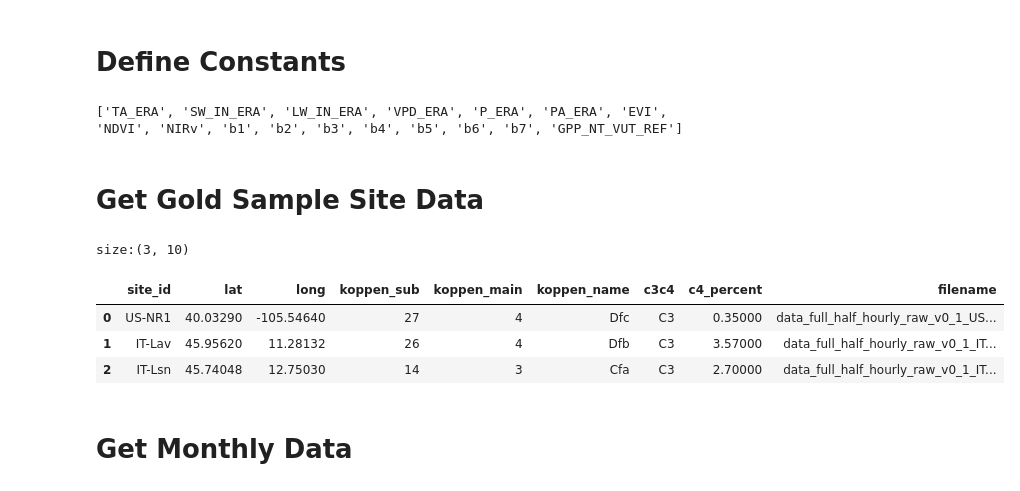
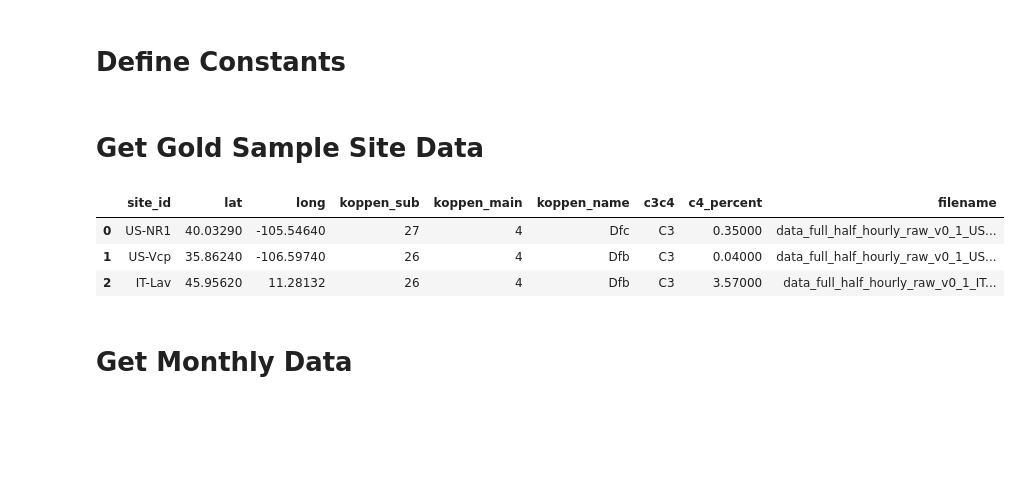
Before and after one commit to jcalz23/co2-flux-hourly-gpp-modeling, a Jupyter notebook: code/src/preprocessing/baseline-data-pipeline-v1-impute.ipynb, the cells around one changed output. Cells and saved outputs as stored; diff of their text form; code cells hidden in the pictures; blank space fills up the shorter version.

```diff
--- a/code/src/preprocessing/baseline-data-pipeline-v1-impute.ipynb
+++ b/code/src/preprocessing/baseline-data-pipeline-v1-impute.ipynb
@@ -121,10 +91,29 @@ included_features = ['TA_ERA', 'SW_IN_ERA', 'LW_IN_ERA', 'VPD_ERA', 'P_ERA', 'PA
                      'IGBP', 'koppen']
 target_variable_qc = 'NEE_VUT_REF_QC'
 target_variable = 'GPP_NT_VUT_REF'
+metadata_features = ['site_id', 'filename', 'lat', 'long', 'koppen_sub', 'koppen_main',
+                     'koppen_name', 'c3c4', 'c4_percent', 'monthly_data_available']
 
 # Define the features to use in KNN imputer, only using real values as cat are same per site
 knn_exclude_cols = ['date', 'datetime', 'year', 'month', 'hour', 'day', 'minute', 'site_id', 'IGBP', 'koppen']
 knn_imp_cols = [x for x in included_features + ['GPP_NT_VUT_REF'] if x not in knn_exclude_cols]
-print(knn_imp_cols)
-# %% [output]
-['TA_ERA', 'SW_IN_ERA', 'LW_IN_ERA', 'VPD_ERA', 'P_ERA', 'PA_ERA', 'EVI', 'NDVI', 'NIRv', 'b1', 'b2', 'b3', 'b4', 'b5', 'b6', 'b7', 'GPP_NT_VUT_REF']
+# %%
+# "Golden" Sites
+tier1_sites = ["IT-Lav", "US-NR1", "US-Vcp"]#, "FR-Pue", "CH-Lae", "US-Var", "US-Ne2", "ES-LJu", "US-Ton"]
+#tier2_sites = ["US-UMB", "US-Me2", "FI-Hyy", "US-NR1", "IT-Lav", "US-Wkg", "US-ARM", "US-SRM"]
+
+train_sites = tier1_sites# + tier2_sites
+
+# Selected Test Sites
+test_sites = ['IT-Lsn']
+#test_sites = # ["US-GLE", # ENF, Cold
+              # "US-AR1", # GRA, Temperate
+              # "US-Seg", # GRA, Arid
+            #   "US-FR2", # WSA, Temperate
+            #   "ES-LM2", # WSA, Arid
+            #   "CA-Cbo", # DBF, Cold
+            #   "FR-Lam", # CRO, Temperate
+            #   "IT-Cpz", # EBF, Temperate
+            #   "CN-Cha", # MF Cold
+            #   "IT-Lsn", # OSH, Temperate
+            #   ]
@@ -132,23 +134,19 @@ print(knn_imp_cols)
 # Get Gold Sample Site Data
 # %%
 # Load site metadata
-included_site_features = ['site_id', 'filename', 'lat', 'long', #'elevation', <---- REMOVED
-                          'koppen_sub', 'koppen_main', 'koppen_name',
-                          'c3c4', 'c4_percent', 'monthly_data_available']
-site_metadata_df = pd.read_csv(site_metadata_filename, usecols = included_site_features)
+site_metadata_df = pd.read_csv(site_metadata_filename, usecols = metadata_features)
 
-# only focus on target sites
-site_metadata_df = site_metadata_df.loc[(site_metadata_df['site_id'].isin(train_sites + test_sites)) & (site_metadata_df['monthly_data_available']=='Yes'), ]
-print(f"size:{site_metadata_df.shape}")
+# Keep sites that are in train/test AND have monthly data available
+site_metadata_df = site_metadata_df.loc[site_metadata_df['site_id'].isin(train_sites + test_sites), ]
+site_metadata_df = site_metadata_df.loc[site_metadata_df['monthly_data_available']=='Yes', ]
 site_metadata_df.drop(columns='monthly_data_available', inplace=True)
 site_metadata_df.reset_index(inplace=True, drop=True)
-site_metadata_df
+site_metadata_df.head(3)
 # %% [output]
-size:(3, 10)
 |  | site_id | lat | long | koppen_sub | koppen_main | koppen_name | c3c4 | c4_percent | filename |
 | 0 | US-NR1 | 40.03290 | -105.54640 | 27 | 4 | Dfc | C3 | 0.35000 | data_full_half_hourly_raw_v0_1_US... |
-| 1 | IT-Lav | 45.95620 | 11.28132 | 26 | 4 | Dfb | C3 | 3.57000 | data_full_half_hourly_raw_v0_1_IT... |
-| 2 | IT-Lsn | 45.74048 | 12.75030 | 14 | 3 | Cfa | C3 | 2.70000 | data_full_half_hourly_raw_v0_1_IT... |
+| 1 | US-Vcp | 35.86240 | -106.59740 | 26 | 4 | Dfb | C3 | 0.04000 | data_full_half_hourly_raw_v0_1_US... |
+| 2 | IT-Lav | 45.95620 | 11.28132 | 26 | 4 | Dfb | C3 | 3.57000 | data_full_half_hourly_raw_v0_1_IT... |
 # %% [markdown]
 # Get Monthly Data
 # %%
```
Also changed, not shown: parts of 32 cells of this notebook, 4 other files.
